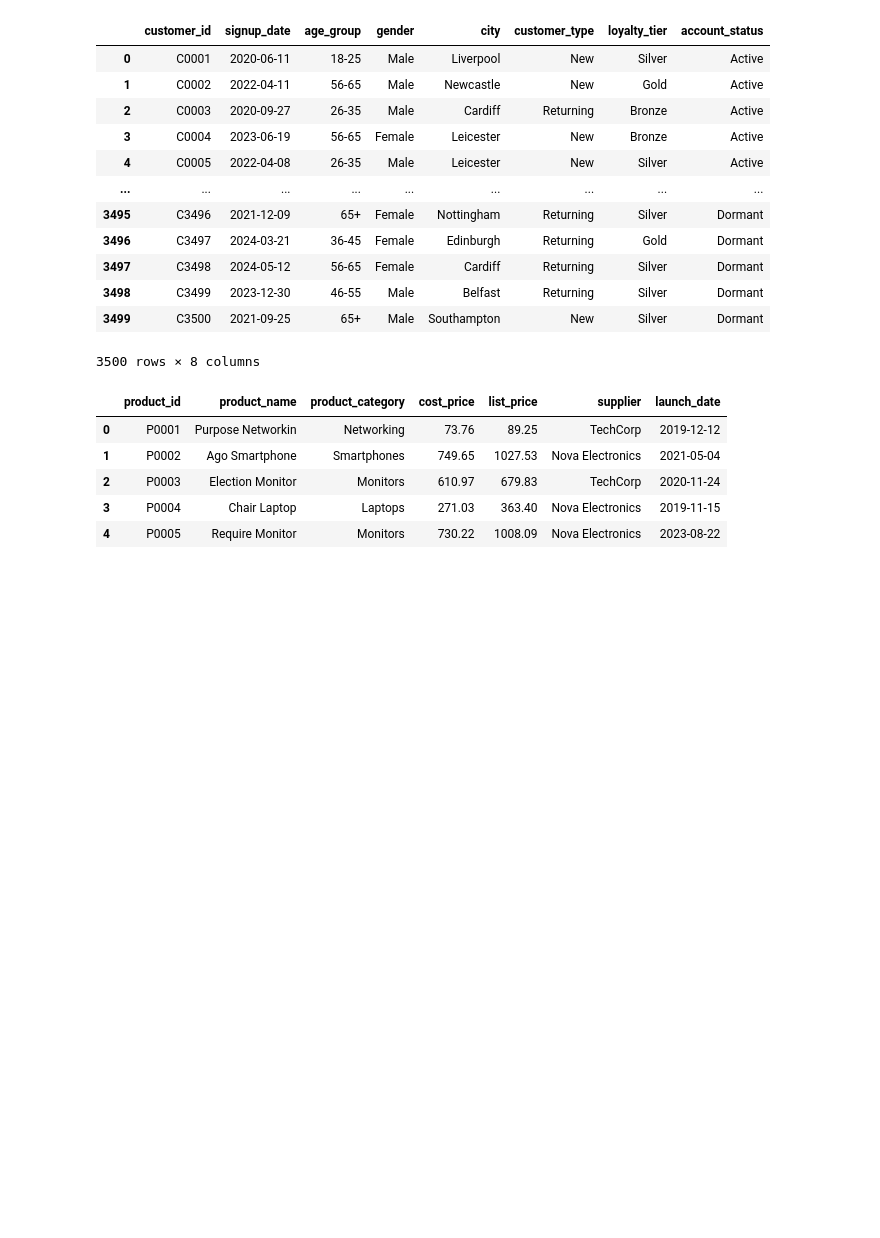
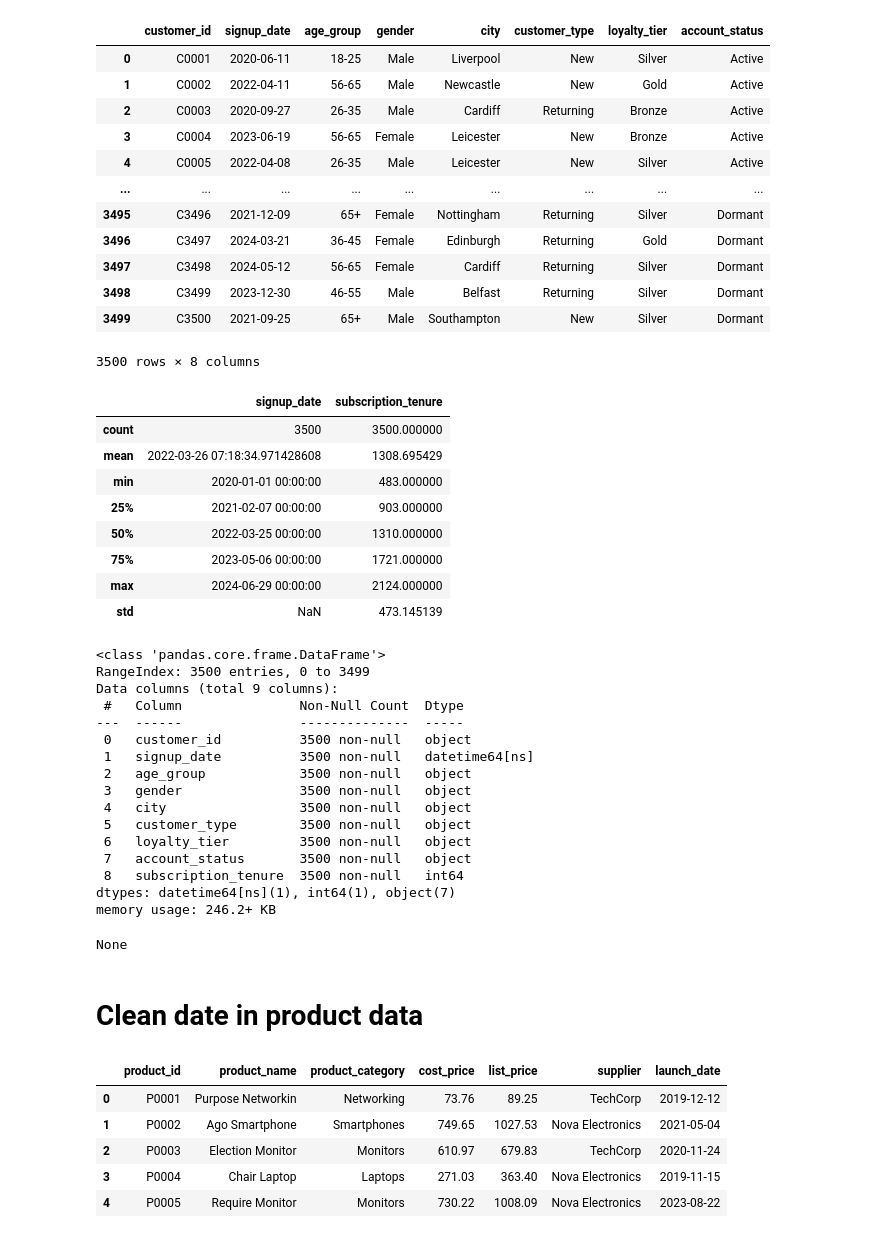
Before and after one commit to FlakkydDon/Data-Science--Python-Walkthroughs, a Jupyter notebook: TechHub_Data_Cleaning.ipynb, the cells around one changed output. Saved outputs shown, nothing was run; the diff lists cells and outputs as text; code cells hidden in the pictures; blank space fills up the shorter version.

```diff
--- a/TechHub_Data_Cleaning.ipynb
+++ b/TechHub_Data_Cleaning.ipynb
@@ -193,6 +193,38 @@ df_customer
 | 3498 | C3499 | 2023-12-30 | 46-55 | Male | Belfast | Returning | Silver | Dormant |
 | 3499 | C3500 | 2021-09-25 | 65+ | Male | Southampton | New | Silver | Dormant |
 3500 rows × 8 columns
+# %%
+display(df_customer.describe())
+display(df_customer.info())
+# %% [output]
+|  | signup_date | subscription_tenure |
+| count | 3500 | 3500.000000 |
+| mean | 2022-03-26 07:18:34.971428608 | 1308.695429 |
+| min | 2020-01-01 00:00:00 | 483.000000 |
+| 25% | 2021-02-07 00:00:00 | 903.000000 |
+| 50% | 2022-03-25 00:00:00 | 1310.000000 |
+| 75% | 2023-05-06 00:00:00 | 1721.000000 |
+| max | 2024-06-29 00:00:00 | 2124.000000 |
+| std | NaN | 473.145139 |
+<class 'pandas.core.frame.DataFrame'>
+RangeIndex: 3500 entries, 0 to 3499
+Data columns (total 9 columns):
+ #   Column               Non-Null Count  Dtype
+---  ------               --------------  -----
+ 0   customer_id          3500 non-null   object
+ 1   signup_date          3500 non-null   datetime64[ns]
+ 2   age_group            3500 non-null   object
+ 3   gender               3500 non-null   object
+ 4   city                 3500 non-null   object
+ 5   customer_type        3500 non-null   object
+ 6   loyalty_tier         3500 non-null   object
+ 7   account_status       3500 non-null   object
+ 8   subscription_tenure  3500 non-null   int64
+dtypes: datetime64[ns](1), int64(1), object(7)
+memory usage: 246.2+ KB
+None
+# %% [markdown]
+# Clean date in product data
 # %%
 df_product = pd.read_csv('/content/sample_data/TechHub_Products.csv')
 df_product.head()
```
Also changed, not shown: parts of 6 cells of this notebook.
